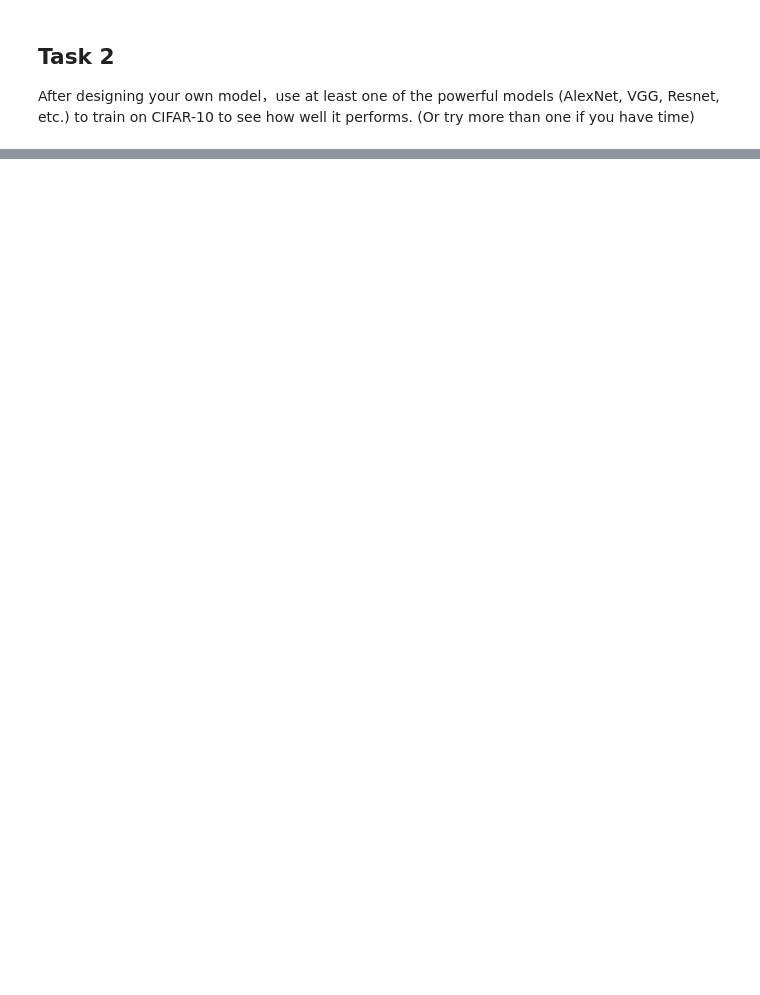
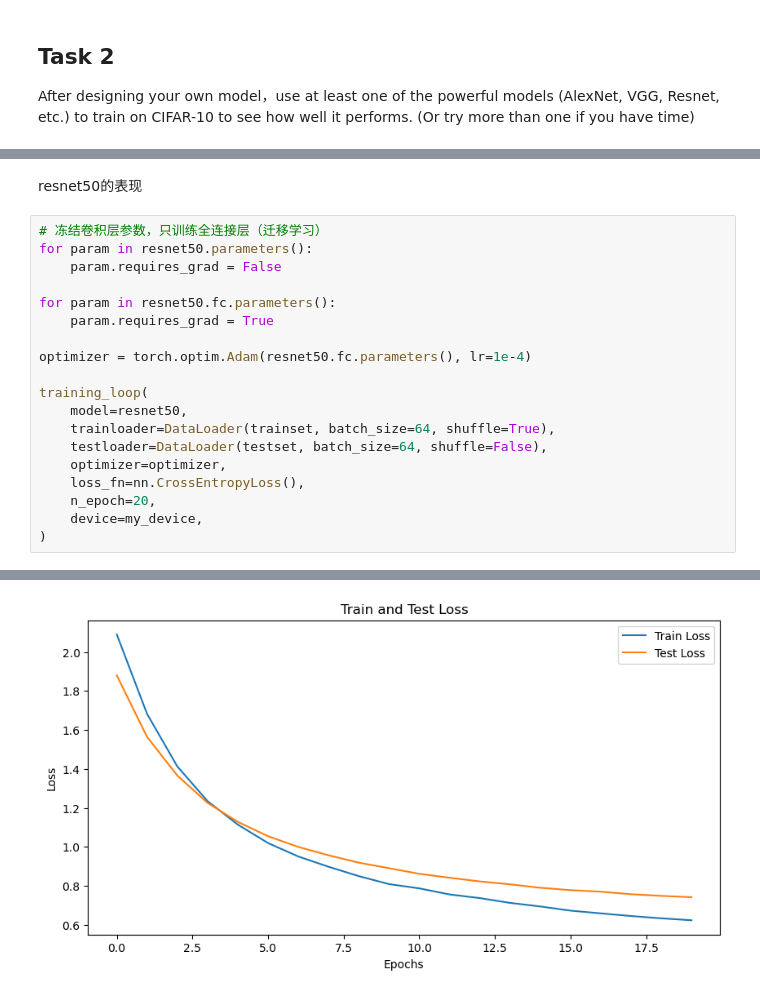
Before and after one commit to Charles-T-T/Multimedia-Technology, a Jupyter notebook: labs/lab4/src/assignment4_CNN_classification.ipynb, the cells around one changed output, grey strips where cells are left out. Saved outputs shown, nothing was run; the diff lists cells and outputs as text; blank space fills up the shorter version.

```diff
--- a/labs/lab4/src/assignment4_CNN_classification.ipynb
+++ b/labs/lab4/src/assignment4_CNN_classification.ipynb
@@ -268,0 +423,22 @@ URLError: <urlopen error TLS/SSL connection has been closed (EOF) (_ssl.c:1133)>
+# %% [markdown]
+resnet50的表现
+# %%
+# 冻结卷积层参数，只训练全连接层（迁移学习）
+for param in resnet50.parameters():
+    param.requires_grad = False
+
+for param in resnet50.fc.parameters():
+    param.requires_grad = True
+
+optimizer = torch.optim.Adam(resnet50.fc.parameters(), lr=1e-4)
+
+training_loop(
+    model=resnet50,
+    trainloader=DataLoader(trainset, batch_size=64, shuffle=True),
+    testloader=DataLoader(testset, batch_size=64, shuffle=False),
+    optimizer=optimizer,
+    loss_fn=nn.CrossEntropyLoss(),
+    n_epoch=20,
+    device=my_device,
+)
+# %% [output]
@@ -268,0 +465 @@ URLError: <urlopen error TLS/SSL connection has been closed (EOF) (_ssl.c:1133)>
+[figure, added]
```
Also changed, not shown: parts of 20 cells of this notebook.
